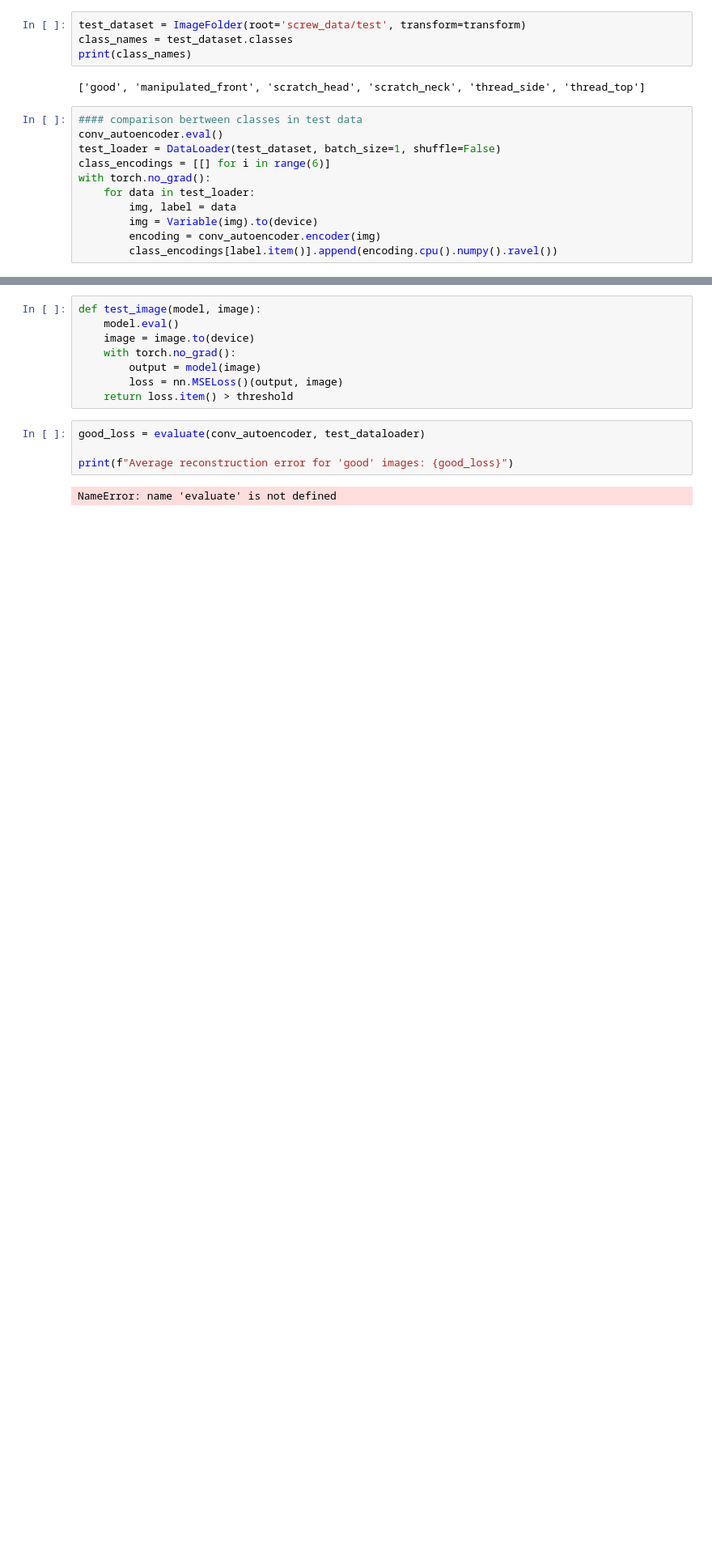
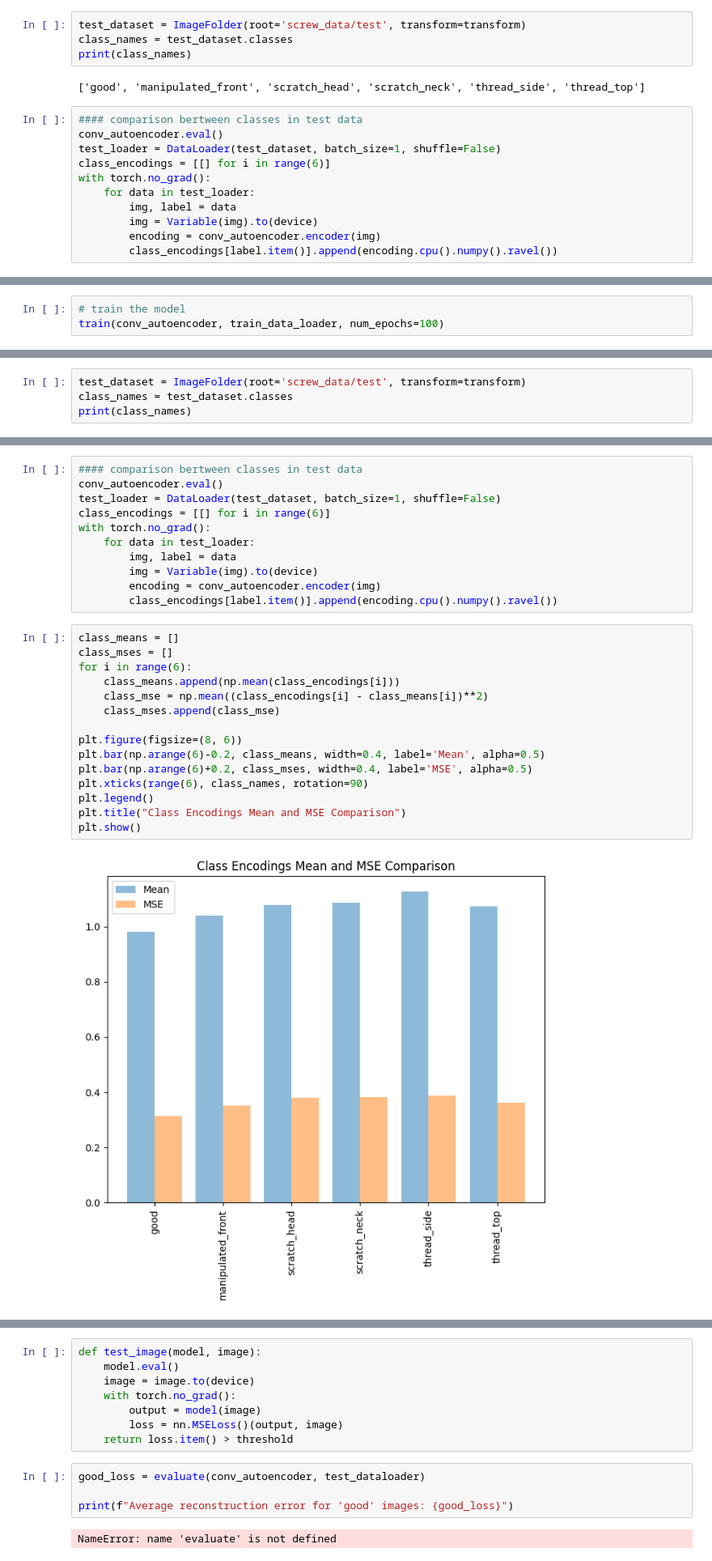
Before and after one commit to Aaron9812/Anomaly-detection-screws, a Jupyter notebook: submission2/submission2.ipynb, the cells around one changed output, grey strips where cells are left out. Shown at 81% size. Cells and saved outputs as stored; diff of their text form; blank space fills up the shorter version.

```diff
--- a/submission2/submission2.ipynb
+++ b/submission2/submission2.ipynb
@@ -235,0 +315,3 @@ plt.show()
+# %%
+# train the model
+train(conv_autoencoder, train_data_loader, num_epochs=100)
@@ -235,0 +336,4 @@ plt.show()
+# %%
+test_dataset = ImageFolder(root='screw_data/test', transform=transform)
+class_names = test_dataset.classes
+print(class_names)
@@ -235,0 +342,28 @@ plt.show()
+# %%
+#### comparison bertween classes in test data
+conv_autoencoder.eval()
+test_loader = DataLoader(test_dataset, batch_size=1, shuffle=False)
+class_encodings = [[] for i in range(6)]
+with torch.no_grad():
+    for data in test_loader:
+        img, label = data
+        img = Variable(img).to(device)
+        encoding = conv_autoencoder.encoder(img)
+        class_encodings[label.item()].append(encoding.cpu().numpy().ravel())
+# %%
+class_means = []
+class_mses = []
+for i in range(6):
+    class_means.append(np.mean(class_encodings[i]))
+    class_mse = np.mean((class_encodings[i] - class_means[i])**2)
+    class_mses.append(class_mse)
+
+plt.figure(figsize=(8, 6))
+plt.bar(np.arange(6)-0.2, class_means, width=0.4, label='Mean', alpha=0.5)
+plt.bar(np.arange(6)+0.2, class_mses, width=0.4, label='MSE', alpha=0.5)
+plt.xticks(range(6), class_names, rotation=90)
+plt.legend()
+plt.title("Class Encodings Mean and MSE Comparison")
+plt.show()
+# %% [output]
+[figure, added]
```
Also changed, not shown: parts of 25 cells of this notebook, 2 other files.
